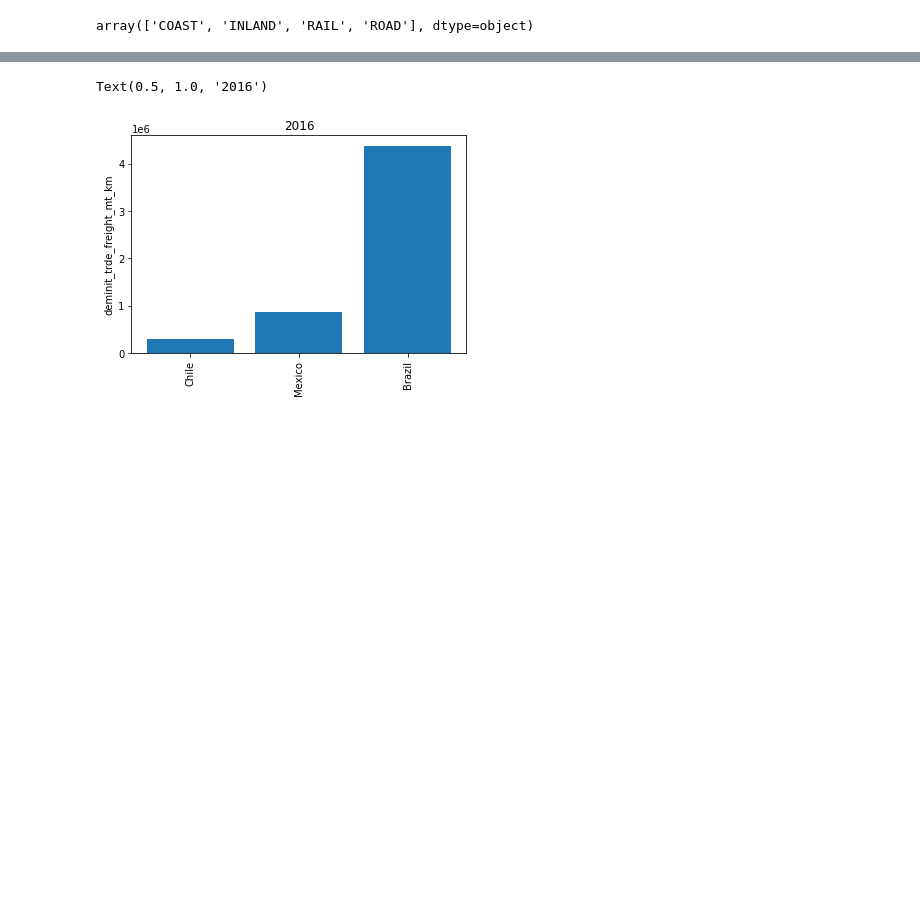
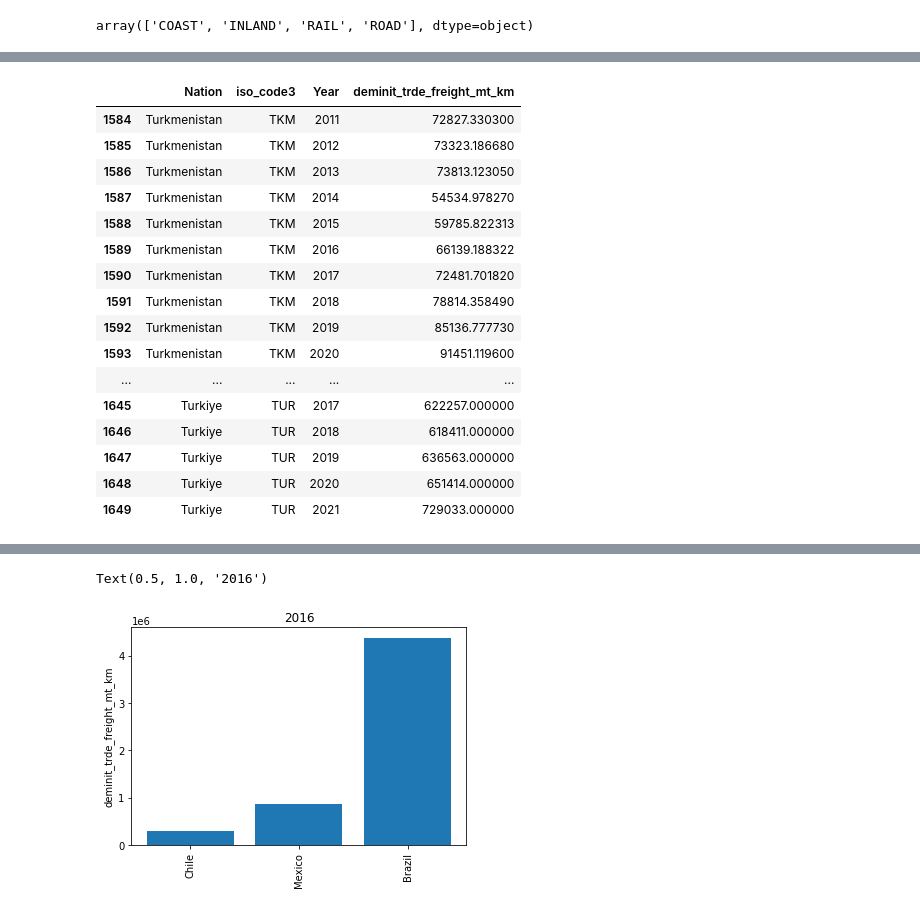
Before and after one commit to milocortes/sisepuede_data, a Jupyter notebook: Energy/deminit_trde_freight_mt_km/src/Process.ipynb, the cells around one changed output, grey strips where cells are left out. Drawn from its saved outputs; the diff is of its cells as text; code cells hidden in the pictures; blank space fills up the shorter version.

Commit message:
deminit_freight Turkey correct and aviation added

```diff
--- a/Energy/deminit_trde_freight_mt_km/src/Process.ipynb
+++ b/Energy/deminit_trde_freight_mt_km/src/Process.ipynb
@@ -416,3 +433,23 @@ df_historical_out
+# %%
+df_historical_out[df_historical_out['Nation'].str.startswith('Tur')]
+# %% [output]
+|  | Nation | iso_code3 | Year | deminit_trde_freight_mt_km |
+| 1584 | Turkmenistan | TKM | 2011 | 72827.330300 |
+| 1585 | Turkmenistan | TKM | 2012 | 73323.186680 |
+| 1586 | Turkmenistan | TKM | 2013 | 73813.123050 |
+| 1587 | Turkmenistan | TKM | 2014 | 54534.978270 |
+| 1588 | Turkmenistan | TKM | 2015 | 59785.822313 |
+| 1589 | Turkmenistan | TKM | 2016 | 66139.188322 |
+| 1590 | Turkmenistan | TKM | 2017 | 72481.701820 |
+| 1591 | Turkmenistan | TKM | 2018 | 78814.358490 |
+| 1592 | Turkmenistan | TKM | 2019 | 85136.777730 |
+| 1593 | Turkmenistan | TKM | 2020 | 91451.119600 |
+| ... | ... | ... | ... | ... |
+| 1645 | Turkiye | TUR | 2017 | 622257.000000 |
+| 1646 | Turkiye | TUR | 2018 | 618411.000000 |
+| 1647 | Turkiye | TUR | 2019 | 636563.000000 |
+| 1648 | Turkiye | TUR | 2020 | 651414.000000 |
+| 1649 | Turkiye | TUR | 2021 | 729033.000000 |
 # %%
 df_historical_out.loc[df_historical_out['iso_code3']=='CHL']
 # %% [output]
```
Also changed, not shown: parts of 16 cells of this notebook, 9 other files.
